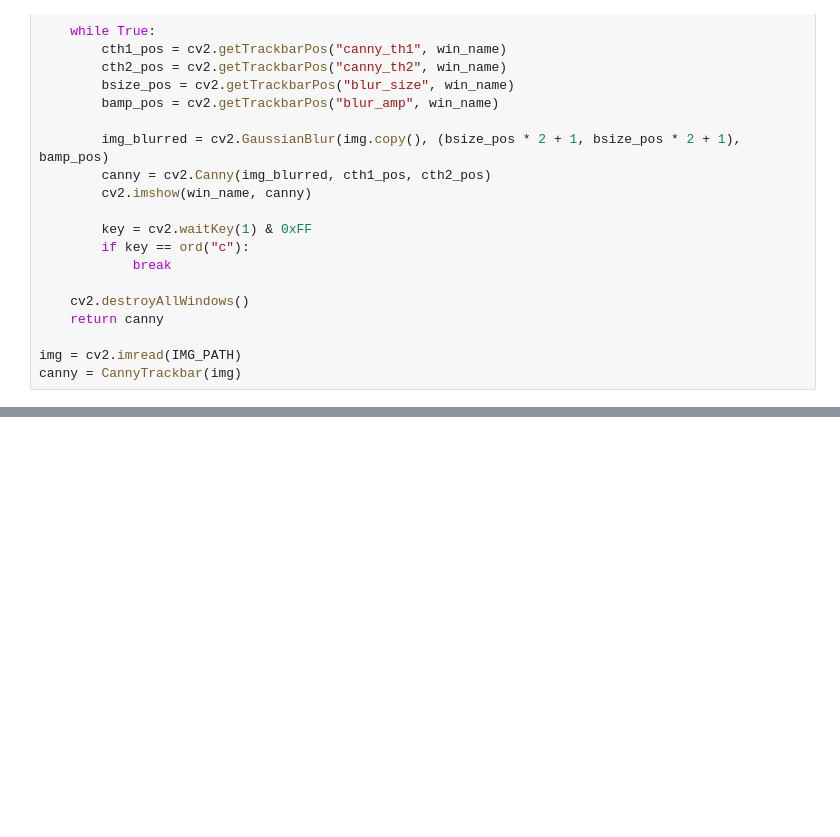
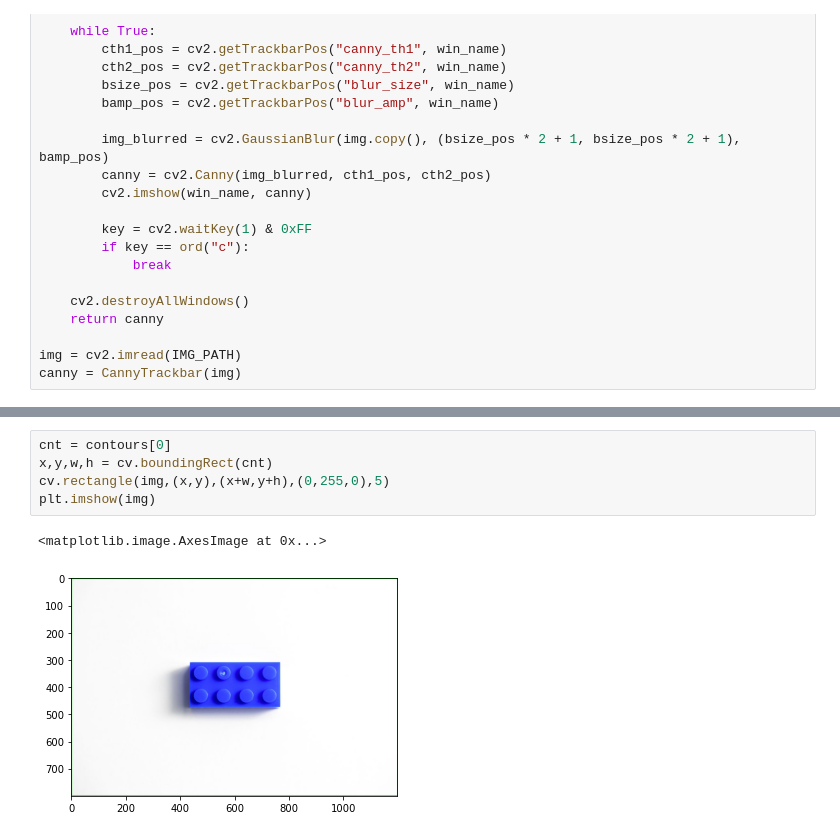
Before and after one commit to korbinian-hoermann/industrial_computer_vision_21, a Jupyter notebook: OpenCV_tutorials/OpenCV tutorials.ipynb, the cells around one changed output, grey strips where cells are left out. Drawn from its saved outputs; the diff is of its cells as text; blank space fills up the shorter version.

```diff
--- a/OpenCV_tutorials/OpenCV tutorials.ipynb
+++ b/OpenCV_tutorials/OpenCV tutorials.ipynb
@@ -204,0 +230,8 @@ canny = CannyTrackbar(img)
+# %%
+cnt = contours[0]
+x,y,w,h = cv.boundingRect(cnt)
+cv.rectangle(img,(x,y),(x+w,y+h),(0,255,0),5)
+plt.imshow(img)
+# %% [output]
+<matplotlib.image.AxesImage at 0x...>
+[figure, added]
```
Also changed, not shown: parts of 12 cells of this notebook.
